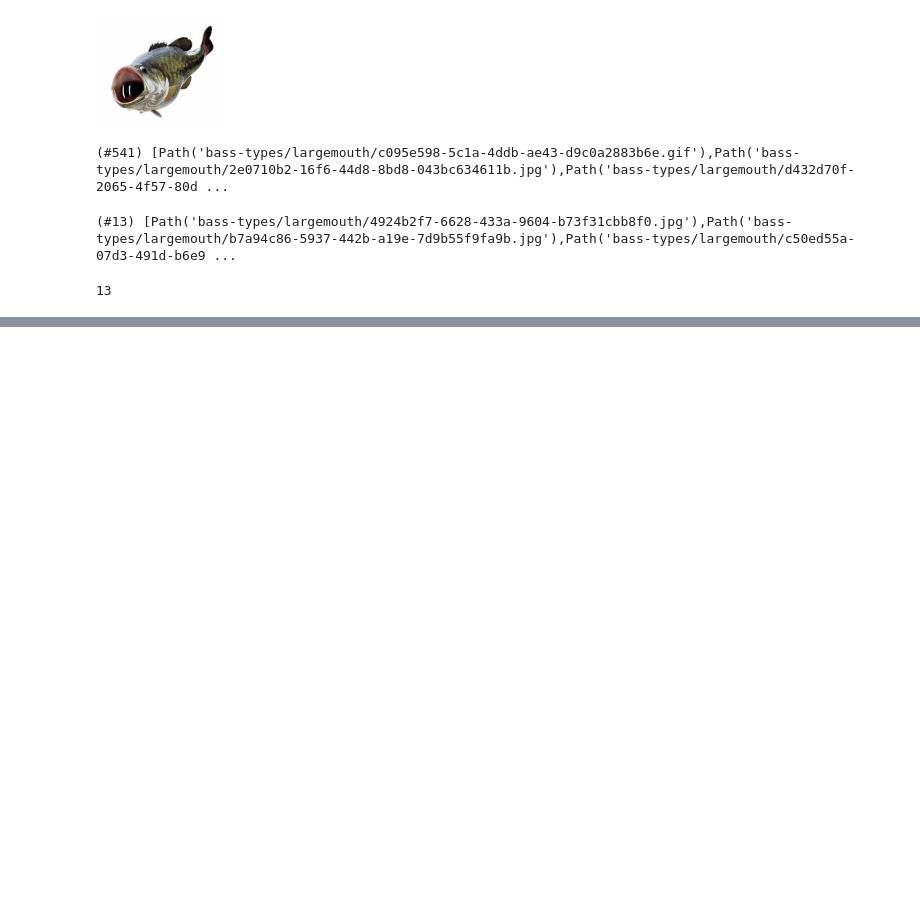
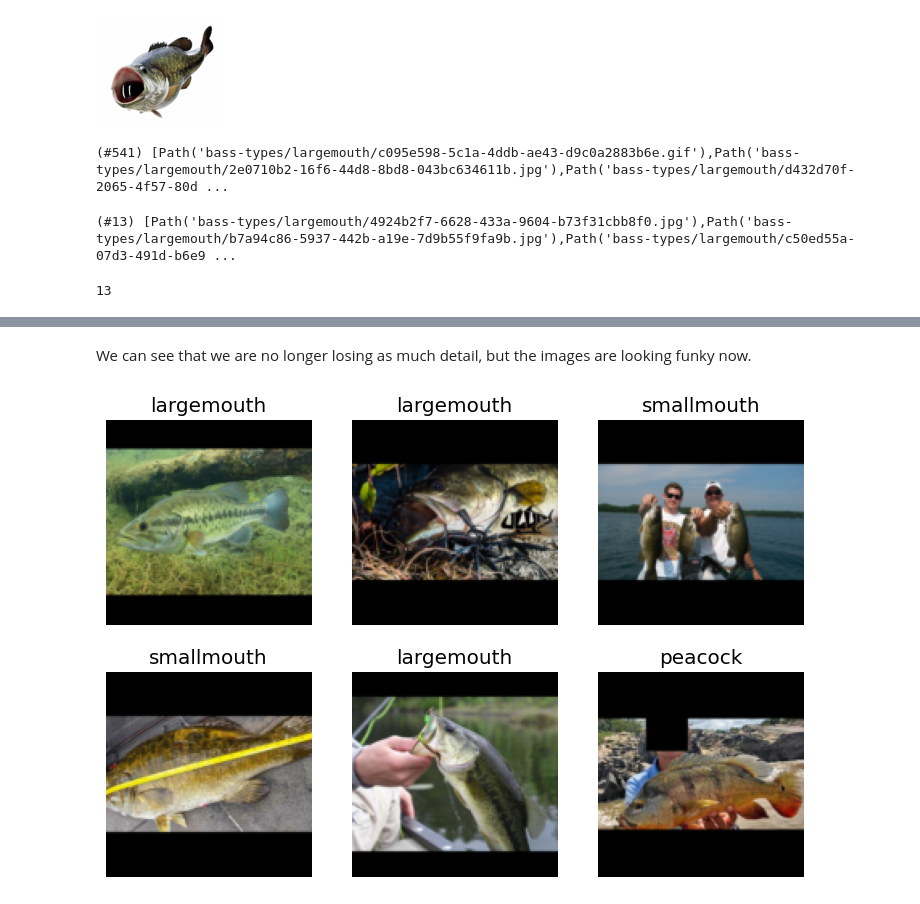
Before and after one commit to akaigraham/practical-deep-learning, a Jupyter notebook: first-deploy/first-deploy.ipynb, the cells around one changed output, grey strips where cells are left out. Cells and saved outputs as stored; diff of their text form; code cells hidden in the pictures; blank space fills up the shorter version.

```diff
--- a/first-deploy/first-deploy.ipynb
+++ b/first-deploy/first-deploy.ipynb
@@ -69,0 +98,9 @@ corrupt_ims.map(Path.unlink);
+# %% [markdown]
+We can see that we are no longer losing as much detail, but the images are looking funky now.
+# %%
+# examine padding instead of squishing
+bass = bass.new(item_tfms=Resize(128, ResizeMethod.Pad, pad_mode='zeros'))
+dls = bass.dataloaders(path)
+dls.valid.show_batch(max_n=6, nrows=2)
+# %% [output]
+[figure, added]
```
Also changed, not shown: parts of 19 cells of this notebook.
